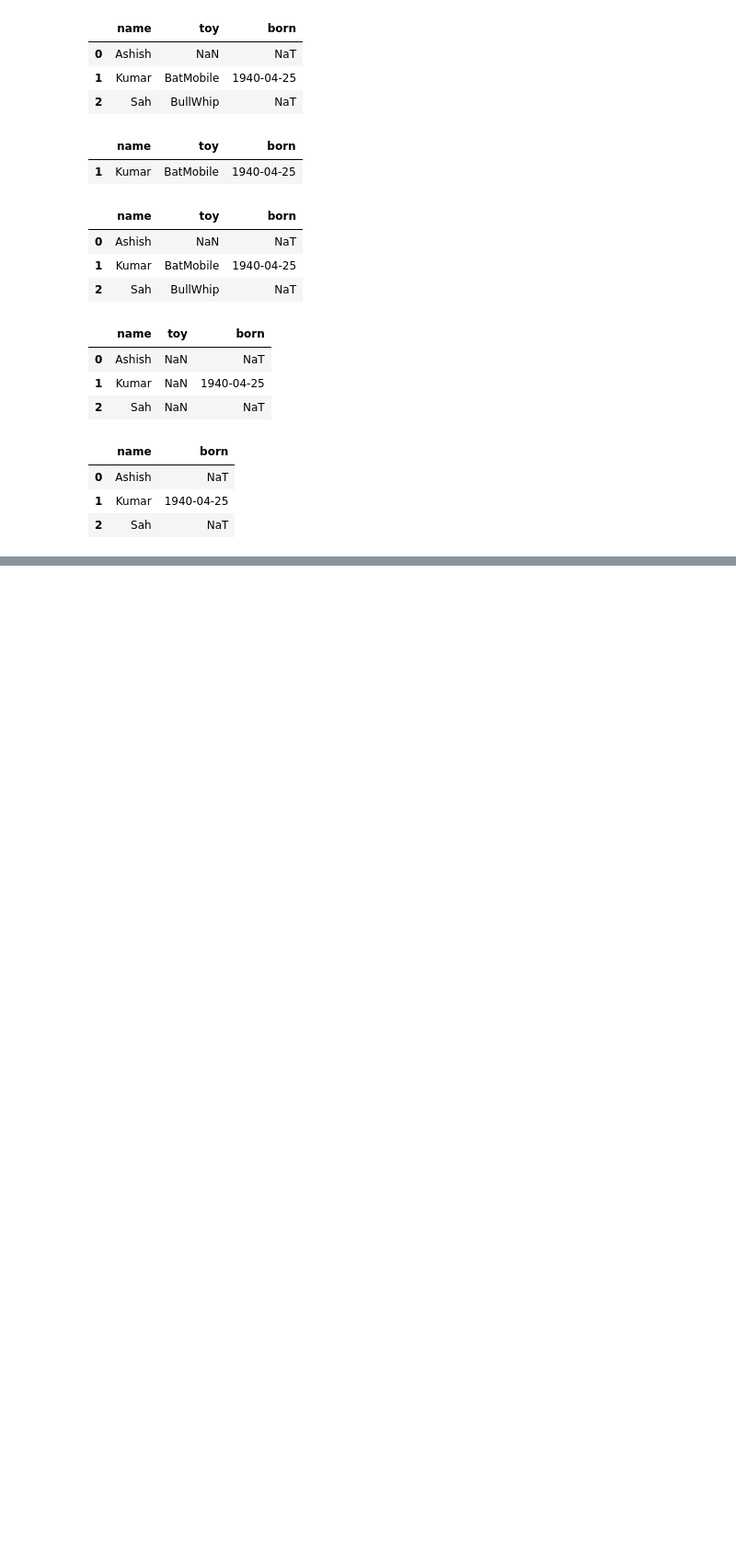
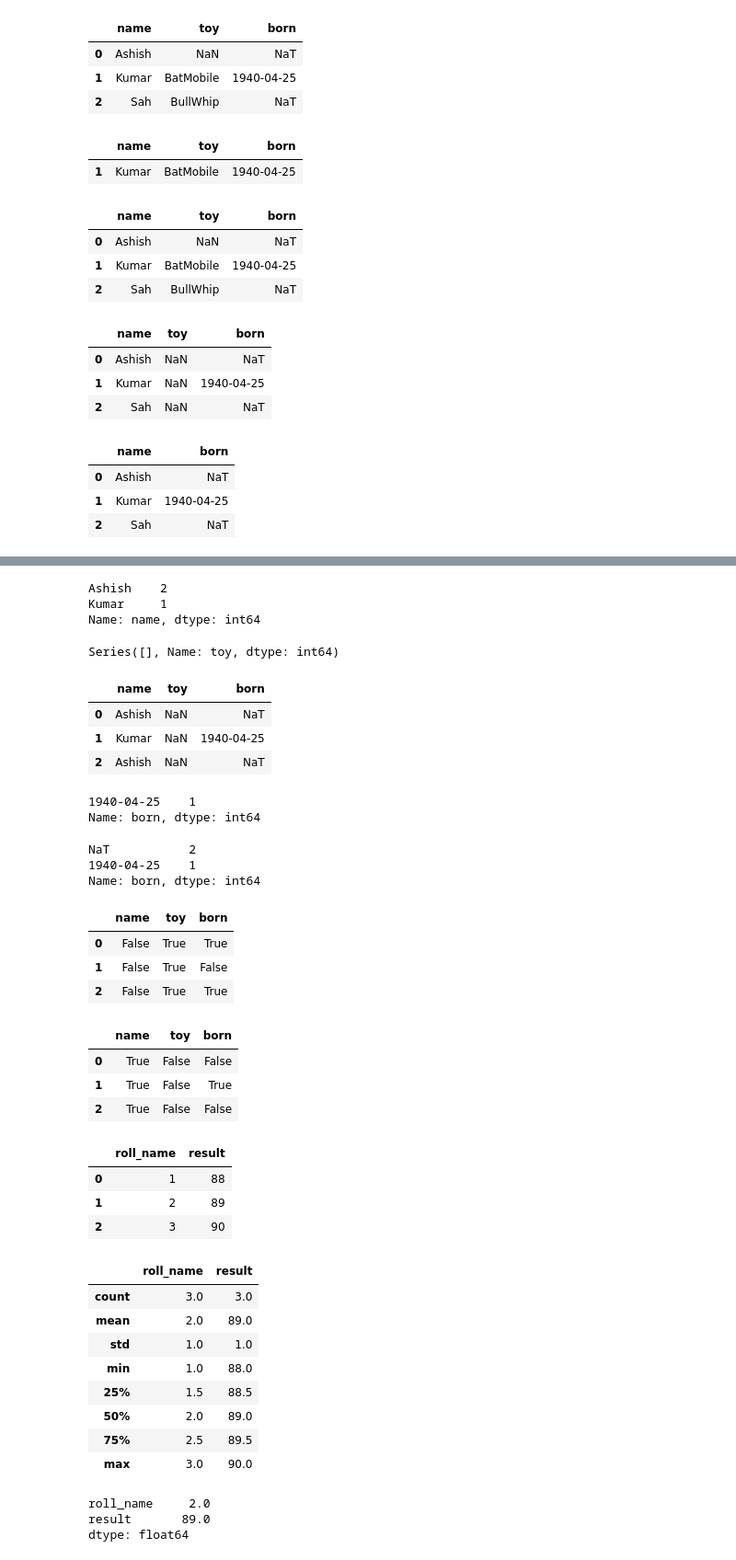
Before and after one commit to ashis08h/python-django-learning, a Jupyter notebook: Ecobiased/pandas_tutorial/Untitled.ipynb, the cells around one changed output, grey strips where cells are left out. Shown at 92% size. Cells and saved outputs as stored; diff of their text form; code cells hidden in the pictures; blank space fills up the shorter version.

```diff
--- a/Ecobiased/pandas_tutorial/Untitled.ipynb
+++ b/Ecobiased/pandas_tutorial/Untitled.ipynb
@@ -997,0 +1057,74 @@ df1.dropna(how='all', axis=1)
+# %%
+# Code to count unique value of a column.
+df12['name'].value_counts(dropna=False)
+# %% [output]
+Ashish    2
+Kumar     1
+Name: name, dtype: int64
+# %%
+df12['toy'].value_counts(dropna=True)
+# %% [output]
+Series([], Name: toy, dtype: int64)
+# %%
+df12
+# %% [output]
+|  | name | toy | born |
+| 0 | Ashish | NaN | NaT |
+| 1 | Kumar | NaN | 1940-04-25 |
+| 2 | Ashish | NaN | NaT |
+# %%
+df12['born'].value_counts(dropna=True)
+# %% [output]
+1940-04-25    1
+Name: born, dtype: int64
+# %%
+df12['born'].value_counts(dropna=False)
+# %% [output]
+NaT           2
+1940-04-25    1
+Name: born, dtype: int64
+# %%
+df12.isnull()
+# %% [output]
+|  | name | toy | born |
+| 0 | False | True | True |
+| 1 | False | True | False |
+| 2 | False | True | True |
+# %%
+df12.notnull()
+# %% [output]
+|  | name | toy | born |
+| 0 | True | False | False |
+| 1 | True | False | True |
+| 2 | True | False | False |
+# %%
+# quiz -> create a dataframe which contains only integers with 3 rows and 2 columns.
+# run following dataframe methods on them.
+
+a_dict = {'roll_name': [1, 2, 3], 'result': [88, 89, 90]}
+df = pd.DataFrame(a_dict)
+# %%
+df
+# %% [output]
+|  | roll_name | result |
+| 0 | 1 | 88 |
+| 1 | 2 | 89 |
+| 2 | 3 | 90 |
+# %%
+df.describe()
+# %% [output]
+|  | roll_name | result |
+| count | 3.0 | 3.0 |
+| mean | 2.0 | 89.0 |
+| std | 1.0 | 1.0 |
+| min | 1.0 | 88.0 |
+| 25% | 1.5 | 88.5 |
+| 50% | 2.0 | 89.0 |
+| 75% | 2.5 | 89.5 |
+| max | 3.0 | 90.0 |
+# %%
+df.mean()
+# %% [output]
+roll_name     2.0
+result       89.0
+dtype: float64
```
Also changed, not shown: parts of 71 cells of this notebook, 9 other files.
